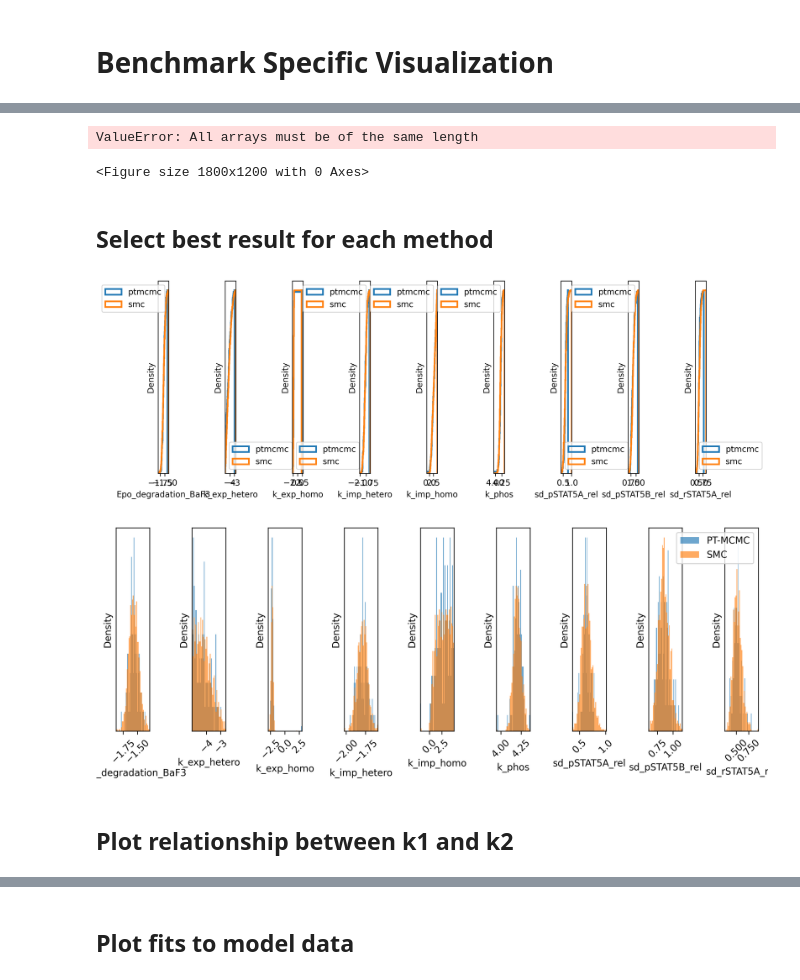
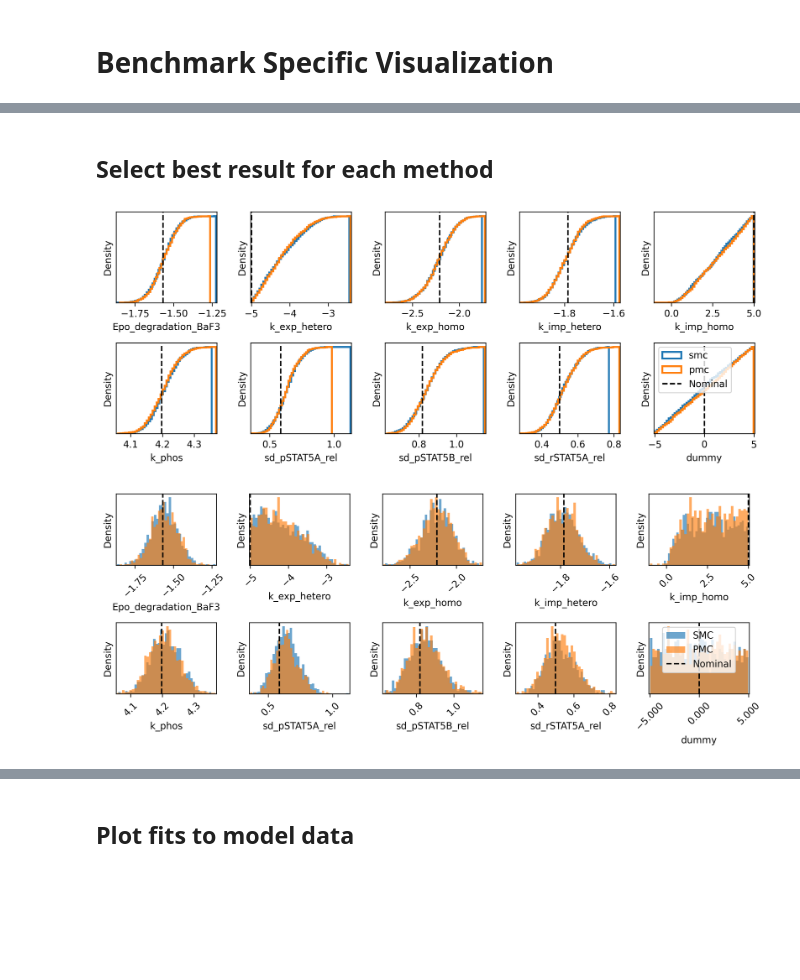
Before and after one commit to LarkinIt/AMICI-BayesianBenchmark, a Jupyter notebook: vis_PEtab_test.ipynb, the cells around one changed output, grey strips where cells are left out. Cells and saved outputs as stored; diff of their text form; code cells hidden in the pictures; blank space fills up the shorter version.

```diff
--- a/vis_PEtab_test.ipynb
+++ b/vis_PEtab_test.ipynb
@@ -14,7 +14,7 @@ from weighted_quantile import weighted_quantile
 from result_classes import Result,MethodResults
 # %%
 prob_name = "Boehm_JProteomeRes2014"
-methods = ["ptmcmc", "smc"]#, "pmc"]
+methods = ["smc", "pmc"]
 colors = sns.color_palette("tab10", n_colors=len(methods))
 
 mod_prob = ModelProblem(prob_name)
@@ -75,31 +58,3 @@ plt.ylabel("Sampling Quality (log_k2)");
-# %%
-
-fixed_idxs = mod_prob.problem.x_fixed_indices
-par_names = mod_prob.problem.x_names
-x=np.array(par_names)
-mask=np.full(len(par_names),True,dtype=bool)
-mask[fixed_idxs]=False
-fit_par_names=x[mask]
-par_bounds = mod_prob.bounds
-plt.figure(dpi=300, figsize=(6,4))
-
-df = pd.DataFrame(columns=["Method", "Parameter", "Ratio"])
-for i, group in enumerate(grouped_results):
-	ratios = np.array(group.get_sampling_efficiency(par_bounds, 0))
-	temp = pd.DataFrame({"Parameter":["log_k1"]*100, "Method":[group.abbr]*100,"Ratio":ratios})
-	df = pd.concat([df,temp],ignore_index=True)
-	ratios1 = np.array(group.get_sampling_efficiency(par_bounds, 1))
-	temp1 = pd.DataFrame({"Parameter":["log_k2"]*100, "Method":[group.abbr]*100,"Ratio":ratios})
-	df = pd.concat([df,temp1],ignore_index=True)
-
-
-sns.boxplot(data=df, x="Parameter", y="Ratio", hue="Method")
-#plt.xticks(range(len(methods)), [x.abbr for x in grouped_results])
-#plt.xlabel("Method"); #plt.ylabel(f"% of Parameter Space Covered\nfor Parameter {fit_par_names[1]} ");
-plt.ylabel("Sampling Quality");
-# %% [output]
-ValueError: All arrays must be of the same length
-<Figure size 1800x1200 with 0 Axes>
 # %% [markdown]
 ## Select best result for each method
 # %%
@@ -109,31 +64,34 @@ best_results = [res.all_runs[best_idx] for best_idx, res in zip(best_runs, group
 # %%
 fixed_idxs = mod_prob.problem.x_fixed_indices
 par_names = mod_prob.problem.x_names
 x=np.array(par_names)
 mask=np.full(len(par_names),True,dtype=bool)
 mask[fixed_idxs]=False
 fit_par_names=x[mask]
 
 par_bounds = mod_prob.bounds
 histtype = "step"
 alpha=1
 
+xtrue = mod_prob.petab_problem.get_x_nominal(fixed=False, scaled=True)
+
 plt.figure(figsize=(10,4), dpi=300)
 for i, par_name in enumerate(fit_par_names):
-	plt.subplot(int(f"1{mod_prob.n_dim}{i+1}"))
+	plt.subplot(2,5,i+1)
 	for j in range(len(best_results)):
 		cur_result = best_results[j]
 		norm_ws = cur_result.posterior_weights
 		plt.hist(cur_result.posterior_samples[:, i], lw=2, weights=norm_ws, color=colors[j], alpha=alpha,
 			 cumulative=True, histtype="step", bins=50, label=cur_result.method)
 		plt.xlabel(par_name)
 		plt.yticks([])
 		plt.ylabel("Density")
-		plt.margins(x=0)
-	plt.legend()
+		plt.margins(x=0.01)
+	plt.axvline(x=xtrue[i], ls="--", color="k", label="Nominal")
+plt.legend()
 plt.tight_layout()
 # %% [output]
-[figure, old version]
+[figure, new version]
 # %%
 # Get the names of the estimated parameters
 fixed_idxs = mod_prob.problem.x_fixed_indices
@@ -144,13 +102,13 @@ mask[fixed_idxs]=False
 fit_par_names=x[mask]
 
 par_bounds = mod_prob.bounds
-xtrue = mod_prob.petab_problem.get_x_nominal(fixed=False, scaled=False)
+xtrue = mod_prob.petab_problem.get_x_nominal(fixed=False, scaled=True)
 histtype = "bar"
 alpha=0.65
 
 plt.figure(figsize=(10,4), dpi=300)
 for i, par_name in enumerate(fit_par_names):
-	plt.subplot(int(f"1{mod_prob.n_dim}{i+1}"))
+	plt.subplot(2,5,i+1)
 	for j in range(len(best_results)):
 		cur_result = best_results[j]
 		plt.hist(cur_result.posterior_samples[:, i], lw=2, weights=cur_result.posterior_weights, color=colors[j], alpha=alpha,
@@ -160,13 +118,12 @@ for i, par_name in enumerate(fit_par_names):
 	plt.xticks(rotation=45)
 	plt.yticks([])
 	plt.ylabel("Density")
-	plt.margins(x=0)
+	plt.margins(x=0.01)
+	plt.axvline(x=xtrue[i], ls="--", color="k", label="Nominal")
 plt.legend()
 plt.gca().xaxis.set_major_formatter("{x:.3f}")
 #plt.xlim(left=par_bounds[i][0], right=par_bounds[i][1])
 
 plt.tight_layout()
 # %% [output]
-[figure, old version]
+[figure, new version]
-# %% [markdown]
-## Plot relationship between k1 and k2
```
Also changed, not shown: parts of 9 cells of this notebook, 1 other file.
